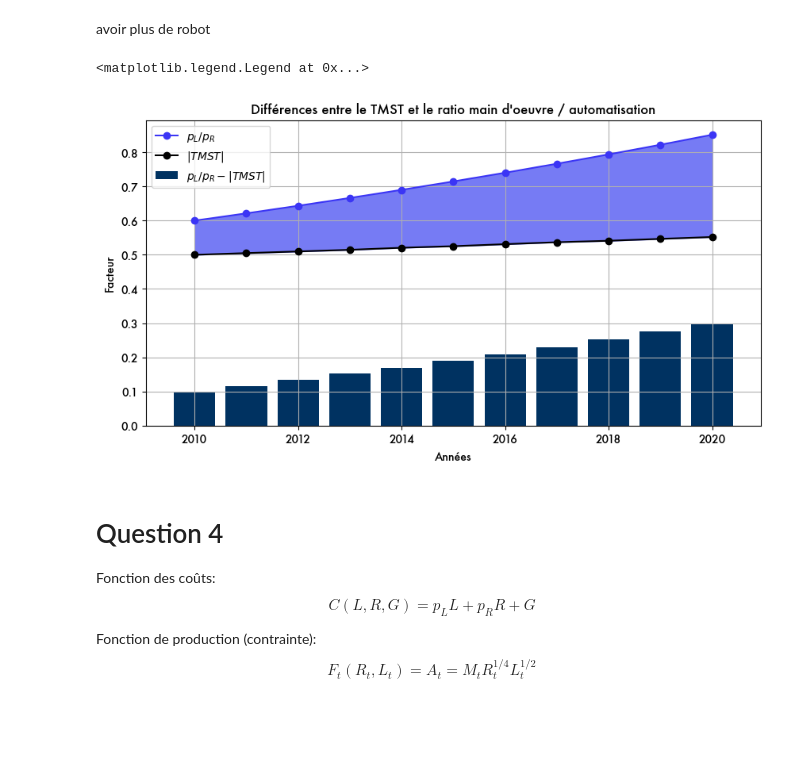
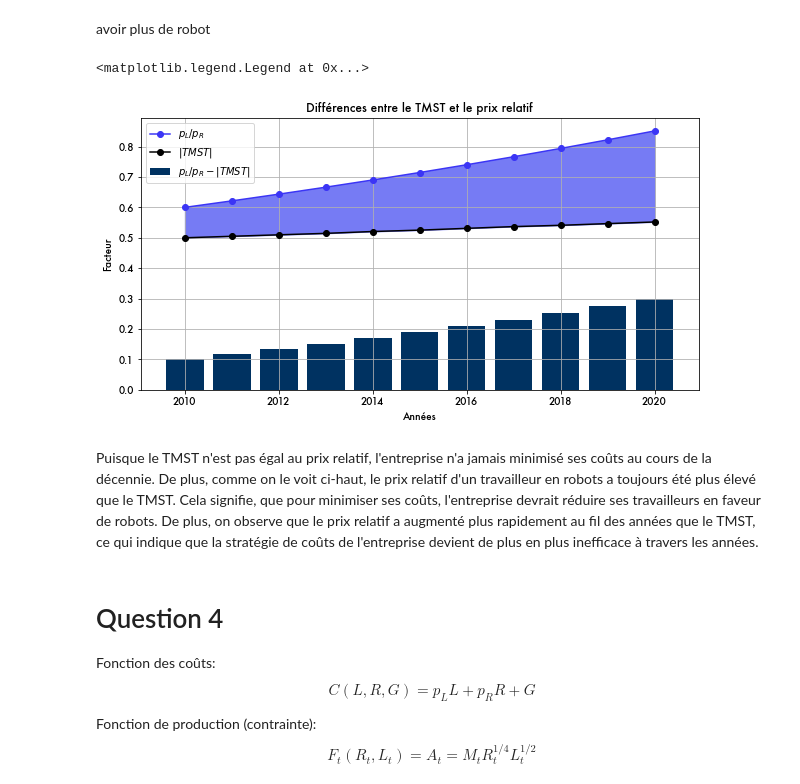
Before and after one commit to felixpoirier1/Devoir4, a Jupyter notebook: Devoir.ipynb, the cells around one changed output. Cells and saved outputs as stored; diff of their text form; code cells hidden in the pictures; blank space fills up the shorter version.

```diff
--- a/Devoir.ipynb
+++ b/Devoir.ipynb
@@ -107,19 +109,21 @@ avoir plus de robot
 # %%
 plt.rcParams.update({'font.sans-serif':'futura'})
 
 plt.figure(figsize=(10,5))
 plt.grid(True)
 plt.plot(costs['prix_relatif'], "o-", color="#3b35f5", label=r"$ p_L/p_R $")
 plt.plot(costs['TMST'], "o-", color="black", label=r"$ |TMST| $")
 plt.bar(costs.index, costs['diff'], color="#003261", label=r"$ p_L/p_R - |TMST| $")
-plt.title("Différences entre le TMST et le ratio main d'oeuvre / automatisation")
+plt.title("Différences entre le TMST et le prix relatif")
 plt.fill_between(prod.index, costs['TMST'], costs['prix_relatif'], color="#767bf4")
 plt.ylabel(r"Facteur")
 plt.xlabel("Années")
 plt.legend()
 # %% [output]
 <matplotlib.legend.Legend at 0x...>
-[figure, old version]
+[figure, new version]
+# %% [markdown]
+Puisque le TMST n'est pas égal au prix relatif, l'entreprise n'a jamais minimisé ses coûts au cours de la décennie. De plus, comme on le voit ci-haut, le prix relatif d'un travailleur en robots a toujours été plus élevé que le TMST. Cela signifie, que pour minimiser ses coûts, l'entreprise devrait réduire ses travailleurs en faveur de robots. De plus, on observe que le prix relatif a augmenté plus rapidement au fil des années que le TMST, ce qui indique que la stratégie de coûts de l'entreprise devient de plus en plus inefficace à travers les années.
 # %% [markdown]
 # Question 4
 
```
Also changed, not shown: parts of 11 cells of this notebook.
